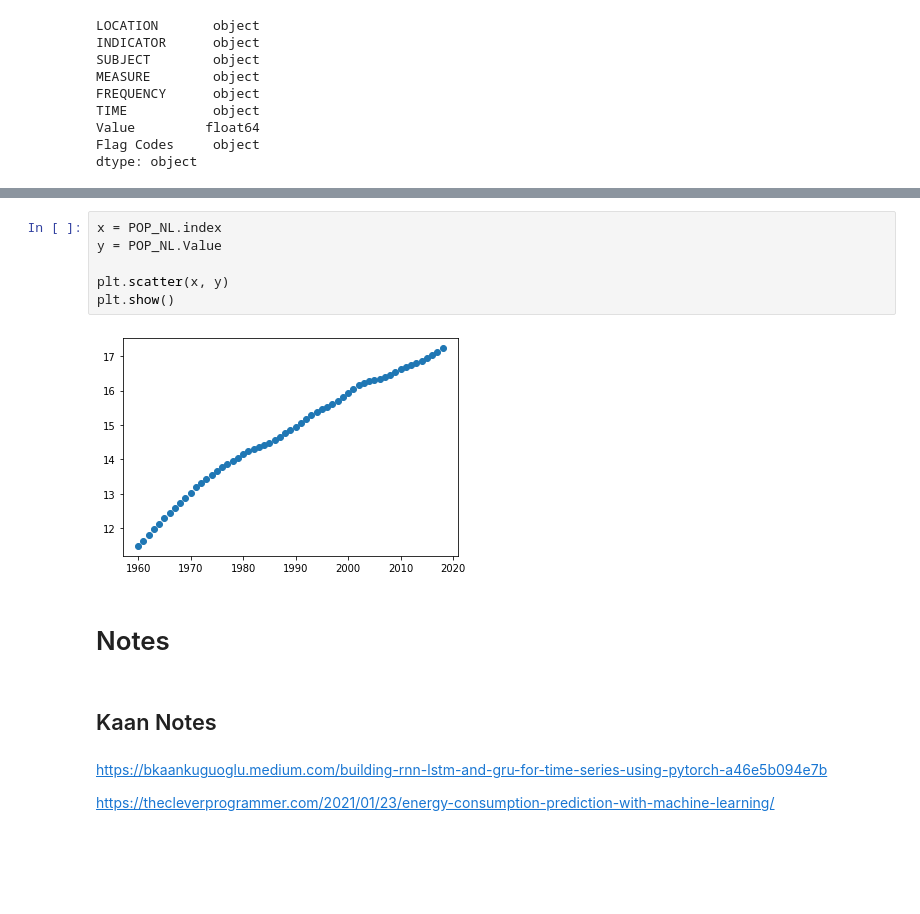
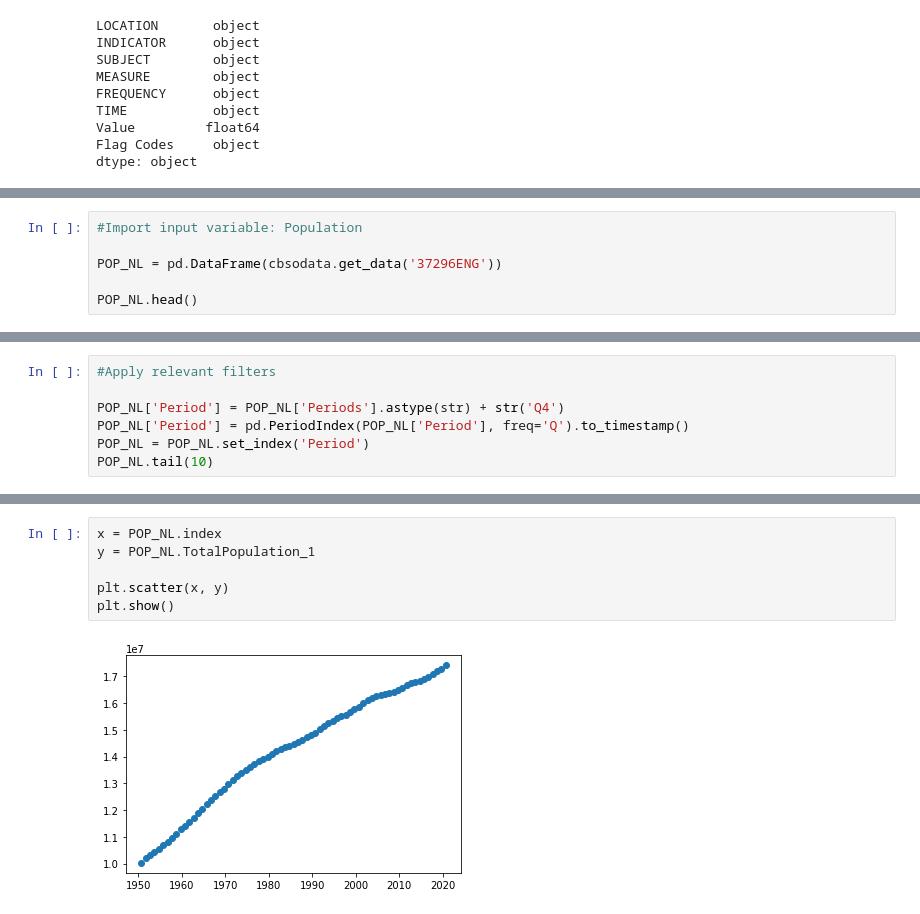
Before and after one commit to dsirtioglu/python, a Jupyter notebook: RR_NL_Energy_Prediction.ipynb, the cells around one changed output, grey strips where cells are left out. Drawn from its saved outputs; the diff is of its cells as text; blank space fills up the shorter version.

```diff
--- a/RR_NL_Energy_Prediction.ipynb
+++ b/RR_NL_Energy_Prediction.ipynb
@@ -298,0 +354,6 @@ POP_NL.tail(10)
+# %%
+#Import input variable: Population
+
+POP_NL = pd.DataFrame(cbsodata.get_data('37296ENG'))
+
+POP_NL.head()
@@ -298,0 +367,7 @@ POP_NL.tail(10)
+# %%
+#Apply relevant filters
+
+POP_NL['Period'] = POP_NL['Periods'].astype(str) + str('Q4')
+POP_NL['Period'] = pd.PeriodIndex(POP_NL['Period'], freq='Q').to_timestamp()
+POP_NL = POP_NL.set_index('Period')
+POP_NL.tail(10)
@@ -299,16 +387,8 @@ POP_NL.tail(10)
 # %%
 x = POP_NL.index
-y = POP_NL.Value
+y = POP_NL.TotalPopulation_1
 
 plt.scatter(x, y)
 plt.show()
 # %% [output]
-[figure, old version]
+[figure, new version]
-# %% [markdown]
-# Notes
-# %% [markdown]
-## Kaan Notes
-# %% [markdown]
-https://bkaankuguoglu.medium.com/building-rnn-lstm-and-gru-for-time-series-using-pytorch-a46e5b094e7b
-
-https://thecleverprogrammer.com/2021/01/23/energy-consumption-prediction-with-machine-learning/
```
Also changed, not shown: parts of 41 cells of this notebook.
